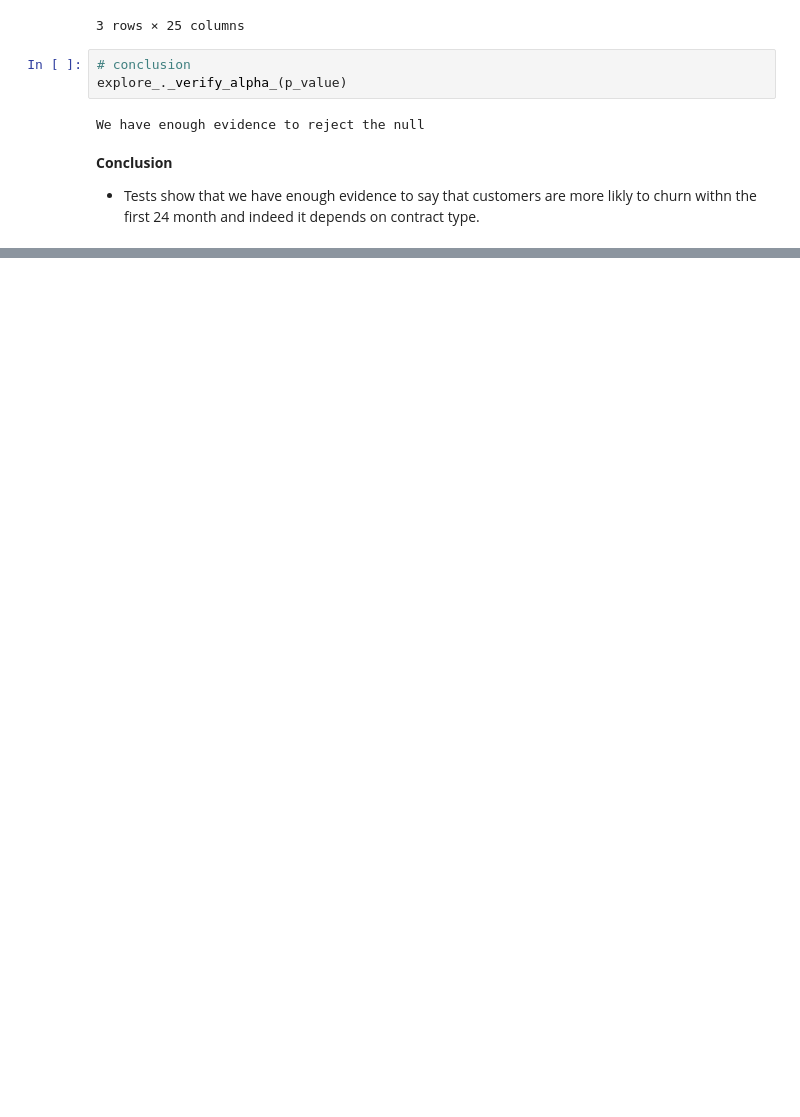
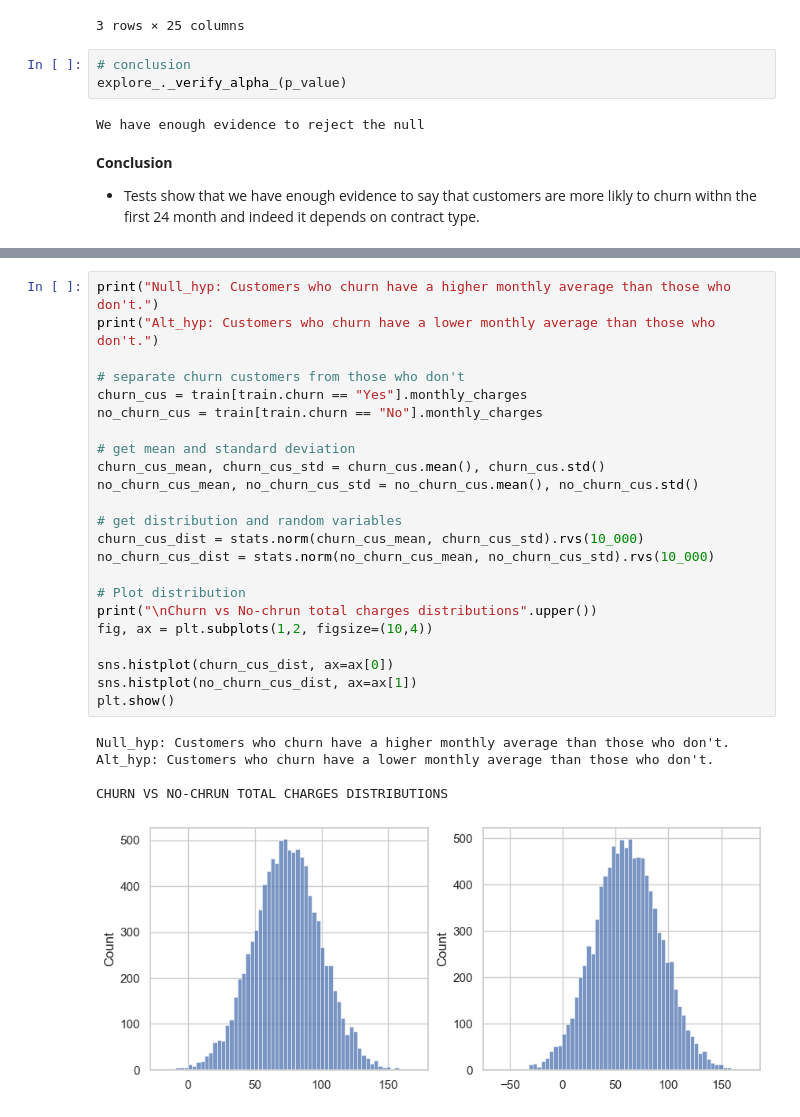
Before and after one commit to MigashaneVictoire/telco_churn_classification_project, a Jupyter notebook: statistic_testing.ipynb, the cells around one changed output, grey strips where cells are left out. Saved outputs shown, nothing was run; the diff lists cells and outputs as text; blank space fills up the shorter version.

```diff
--- a/statistic_testing.ipynb
+++ b/statistic_testing.ipynb
@@ -258,0 +362,29 @@ We have enough evidence to reject the null
+# %%
+print("Null_hyp: Customers who churn have a higher monthly average than those who don't.")
+print("Alt_hyp: Customers who churn have a lower monthly average than those who don't.")
+
+# separate churn customers from those who don't
+churn_cus = train[train.churn == "Yes"].monthly_charges
+no_churn_cus = train[train.churn == "No"].monthly_charges
+
+# get mean and standard deviation
+churn_cus_mean, churn_cus_std = churn_cus.mean(), churn_cus.std()
+no_churn_cus_mean, no_churn_cus_std = no_churn_cus.mean(), no_churn_cus.std()
+
+# get distribution and random variables
+churn_cus_dist = stats.norm(churn_cus_mean, churn_cus_std).rvs(10_000)
+no_churn_cus_dist = stats.norm(no_churn_cus_mean, no_churn_cus_std).rvs(10_000)
+
+# Plot distribution
+print("\nChurn vs No-chrun total charges distributions".upper())
+fig, ax = plt.subplots(1,2, figsize=(10,4))
+
+sns.histplot(churn_cus_dist, ax=ax[0])
+sns.histplot(no_churn_cus_dist, ax=ax[1])
+plt.show()
+# %% [output]
+Null_hyp: Customers who churn have a higher monthly average than those who don't.
+Alt_hyp: Customers who churn have a lower monthly average than those who don't.
+
+CHURN VS NO-CHRUN TOTAL CHARGES DISTRIBUTIONS
+[figure, added]
```
Also changed, not shown: parts of 16 cells of this notebook, 1 other file.
